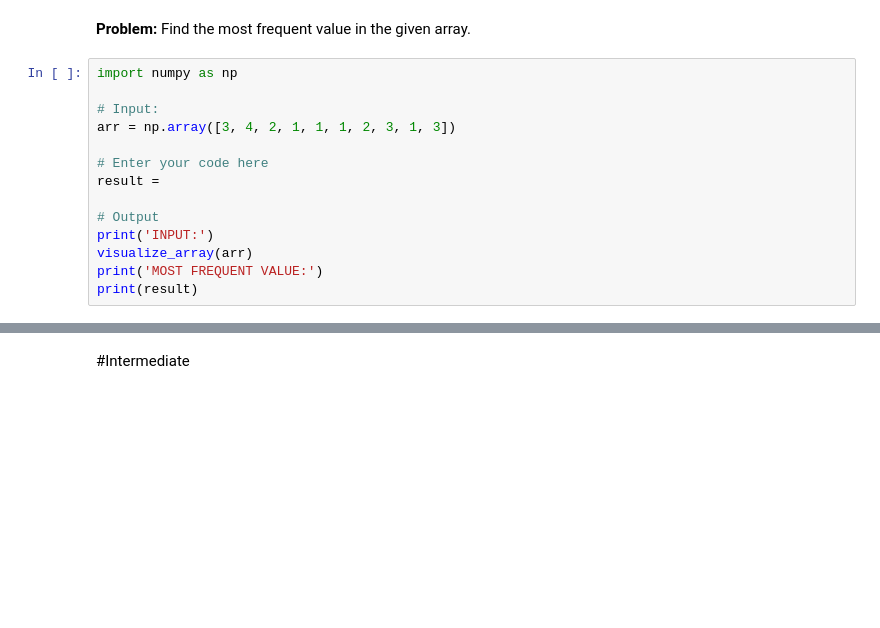
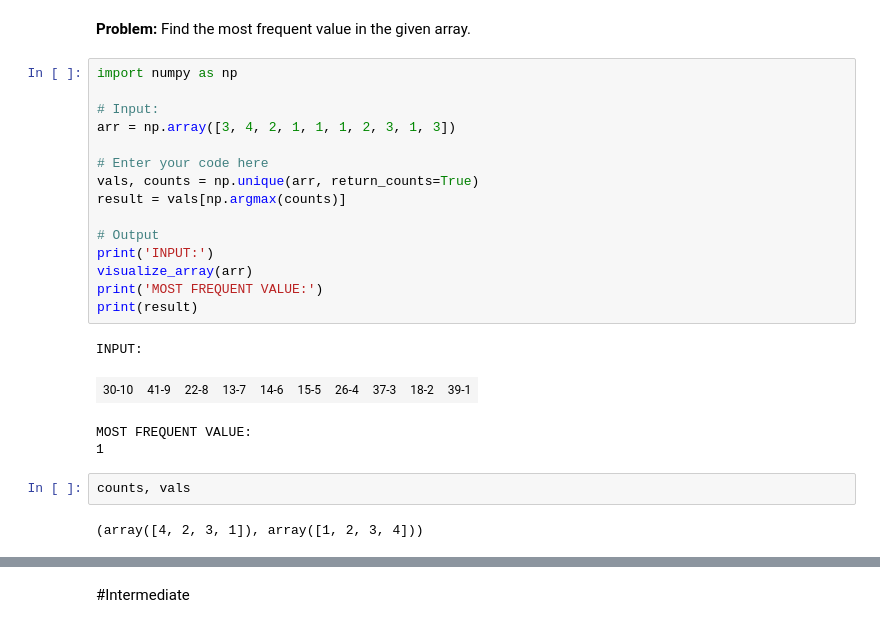
Before and after one commit to batiukmaks/Machine-Learning-Labs, a Jupyter notebook: labs/lab-1/workbook_numpy_arrays.ipynb, the cells around one changed output, grey strips where cells are left out. Cells and saved outputs as stored; diff of their text form; blank space fills up the shorter version.

```diff
--- a/labs/lab-1/workbook_numpy_arrays.ipynb
+++ b/labs/lab-1/workbook_numpy_arrays.ipynb
@@ -438,17 +469,27 @@ Find the most frequent value in the given array.
 # %%
 import numpy as np
 
 # Input:
 arr = np.array([3, 4, 2, 1, 1, 1, 2, 3, 1, 3])
 
 # Enter your code here
-result =
+vals, counts = np.unique(arr, return_counts=True)
+result = vals[np.argmax(counts)]
 
 # Output
 print('INPUT:')
 visualize_array(arr)
 print('MOST FREQUENT VALUE:')
 print(result)
+# %% [output]
+INPUT:
+| 30-10 | 41-9 | 22-8 | 13-7 | 14-6 | 15-5 | 26-4 | 37-3 | 18-2 | 39-1 |
+MOST FREQUENT VALUE:
+1
+# %%
+counts, vals
+# %% [output]
+(array([4, 2, 3, 1]), array([1, 2, 3, 4]))
 # %%
 #@title ###Solution (double-click to see the source code)
 
```
Also changed, not shown: parts of 24 cells of this notebook.
